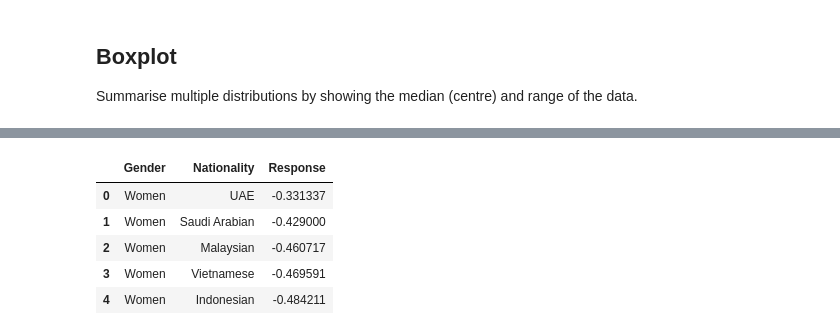
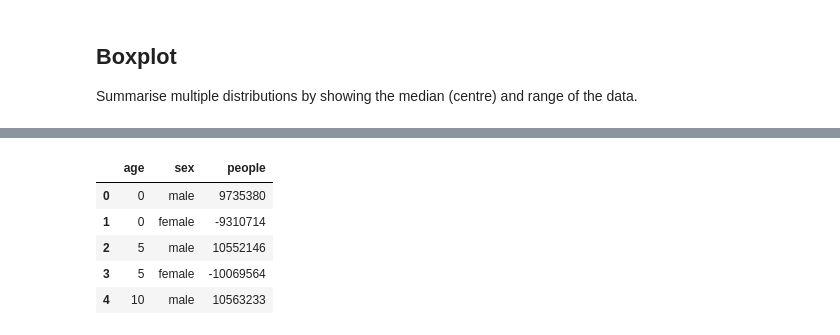
Before and after one commit to cstorm125/viztech, a Jupyter notebook: distribution.ipynb, the cells around one changed output, grey strips where cells are left out. Cells and saved outputs as stored; diff of their text form; code cells hidden in the pictures.

```diff
--- a/distribution.ipynb
+++ b/distribution.ipynb
@@ -206,12 +233,11 @@ Splits a single value into 2 contrasting components (eg Male/Female)
 # %%
-df = pd.read_csv('data/spine.csv')
-#make women negative and men positive
-df['Response'] = df.apply(lambda x: -x['Response'] if x['Gender']=='Women' else x['Response'], 1)
+df = pd.read_csv('data/population-pyramid.csv')
+df['people'] = df.apply(lambda x: -x['people'] if x['sex']=='female' else x['people'], 1)
 df.head()
 # %% [output]
-|  | Gender | Nationality | Response |
-| 0 | Women | UAE | -0.331337 |
-| 1 | Women | Saudi Arabian | -0.429000 |
-| 2 | Women | Malaysian | -0.460717 |
-| 3 | Women | Vietnamese | -0.469591 |
-| 4 | Women | Indonesian | -0.484211 |
+|  | age | sex | people |
+| 0 | 0 | male | 9735380 |
+| 1 | 0 | female | -9310714 |
+| 2 | 5 | male | 10552146 |
+| 3 | 5 | female | -10069564 |
+| 4 | 10 | male | 10563233 |
```
Also changed, not shown: parts of 28 cells of this notebook, 7 other files.
